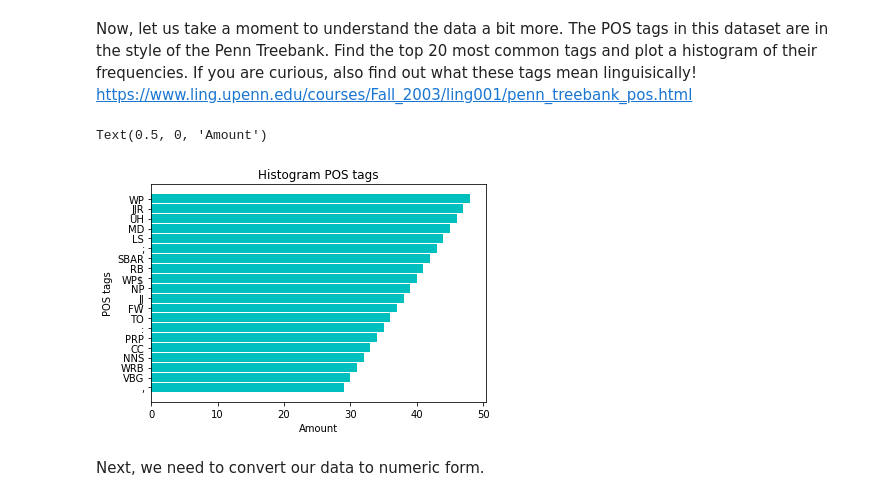
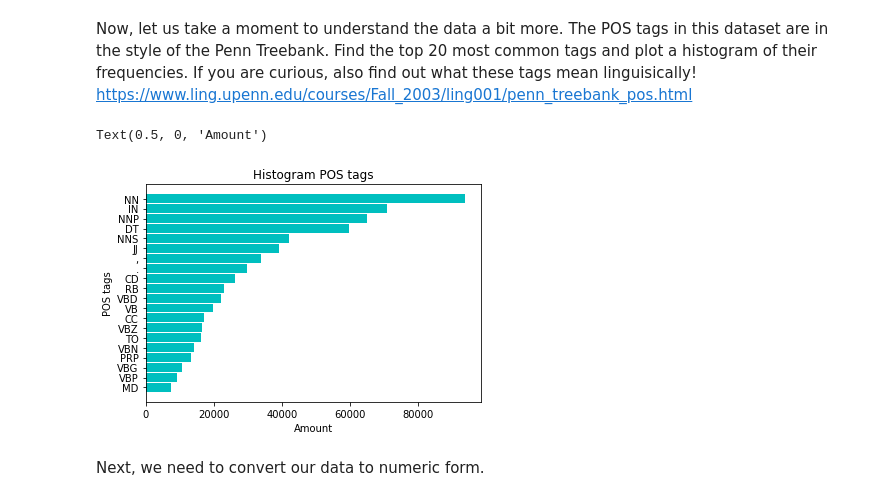
Before and after one commit to AGBarkmeijer/image-recognition-with-deep-networks, a Jupyter notebook: src/POS_RNN.ipynb, the cells around one changed output. Saved outputs shown, nothing was run; the diff lists cells and outputs as text; code cells hidden in the pictures.

```diff
--- a/src/POS_RNN.ipynb
+++ b/src/POS_RNN.ipynb
@@ -251,26 +251,35 @@ Now, let us take a moment to understand the data a bit more.
 The POS tags in this dataset are in the style of the Penn Treebank. Find the top 20 most common tags and plot a histogram of their frequencies. If you are curious, also find out what these tags mean linguisically! https://www.ling.upenn.edu/courses/Fall_2003/ling001/penn_treebank_pos.html
 # %%
 import numpy as np
-from matplotlib import pyplot as plt
+import matplotlib.pyplot as plt
 import collections
 
-count_dict = collections.Counter(pos_to_int)
+count_dict = {}
+
+for sentenz in postags:
+    for tag in sentenz:
+        if tag in count_dict:
+            count_dict[tag] = count_dict[tag] +1
+        else:
+            count_dict[tag] = 1
+
+count_dict = collections.Counter(count_dict)
 count_dict = dict(reversed(count_dict.most_common(20)))
 
 y_pos = np.arange(len(count_dict.keys()))
 
 X = list(count_dict.values())
 
 plt.barh(y_pos, X, 0.9, color='c')
 
 plt.yticks(y_pos, count_dict.keys())
 
 plt.title('Histogram POS tags')
 plt.ylabel('POS tags')
 plt.xlabel('Amount')
 # %% [output]
 Text(0.5, 0, 'Amount')
-[figure, old version]
+[figure, new version]
 # %% [markdown]
 Next, we need to convert our data to numeric form.
 # %% [markdown]
```
